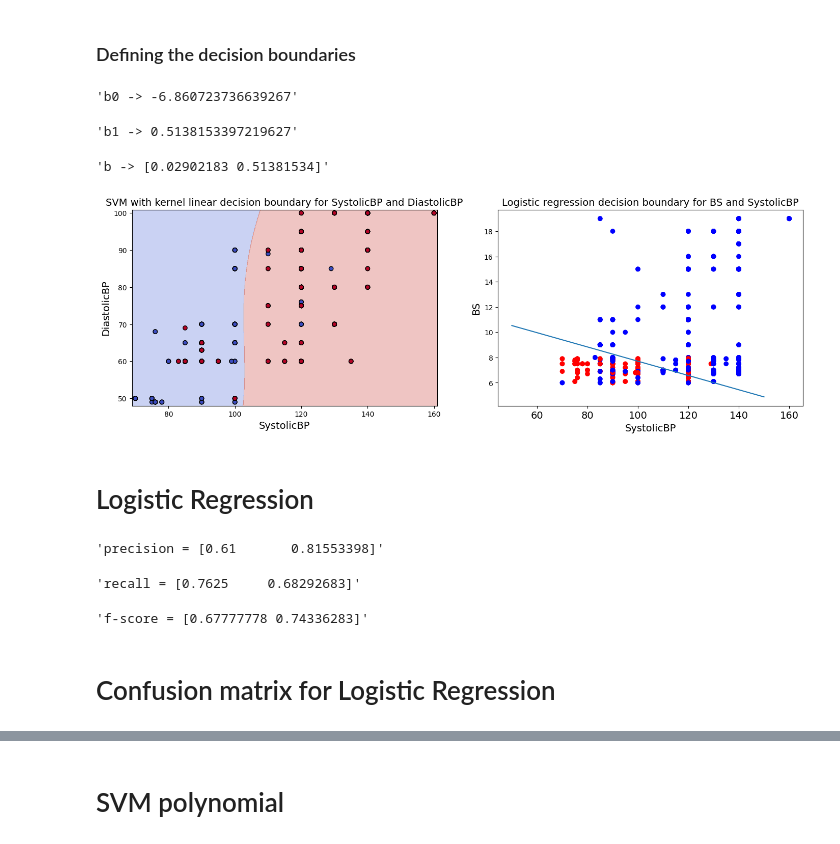
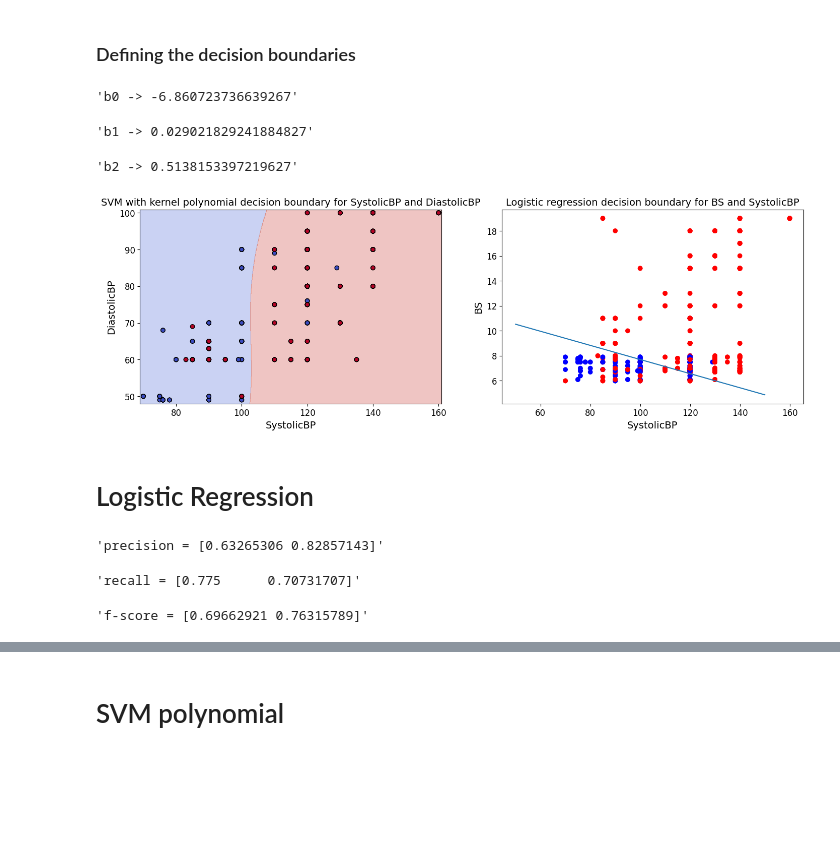
Before and after one commit to sadrajafari/cs5830_project7, a Jupyter notebook: project7.ipynb, the cells around one changed output, grey strips where cells are left out. Saved outputs shown, nothing was run; the diff lists cells and outputs as text; code cells hidden in the pictures; blank space fills up the shorter version.

```diff
--- a/project7.ipynb
+++ b/project7.ipynb
@@ -132,40 +131,45 @@ fig, axs = plt.subplots(1, 2, figsize=(17, 5))
 clf = SVC(kernel='poly', class_weight={0: 1, 1: 1})
 clf.fit(X_data_Sys_Dia, y_data)
 x_min, x_max = X_data_Sys_Dia.iloc[:, 0].min() - 1, X_data_Sys_Dia.iloc[:, 0].max() + 1
 y_min, y_max = X_data_Sys_Dia.iloc[:, 1].min() - 1, X_data_Sys_Dia.iloc[:, 1].max() + 1
 xx, yy = np.meshgrid(np.arange(x_min, x_max, 0.1), np.arange(y_min, y_max, 0.1))
 Z = clf.predict(np.c_[xx.ravel(), yy.ravel()])
 Z = Z.reshape(xx.shape)
 axs[0].contourf(xx, yy, Z, alpha=0.3, cmap='coolwarm')
 # Plot class samples
 axs[0].scatter(X_data_Sys_Dia.iloc[:, 0], X_data_Sys_Dia.iloc[:, 1], c=y_data, cmap='coolwarm', edgecolors='k')
 plt.xticks(fontsize=14)
 axs[0].set_xlabel('SystolicBP', fontsize = 14)
 axs[0].set_ylabel('DiastolicBP', fontsize = 14)
-axs[0].set_title("SVM with kernel linear decision boundary for SystolicBP and DiastolicBP", fontsize = 14)
+axs[0].set_title("SVM with kernel polynomial decision boundary for SystolicBP and DiastolicBP", fontsize = 14)
+axs[0].tick_params(axis='x', labelsize=12)
+axs[0].tick_params(axis='y', labelsize=12)
 
 
 
-color = ['r' if y == 0 else "b" for y in HRisk_data["RiskLevel"]]
+color = ['b' if y == 0 else "r" for y in HRisk_data["RiskLevel"]]
 lm = LogisticRegression()
 lm.fit(HRisk_data[["SystolicBP", "BS"]], HRisk_data["RiskLevel"])
 axs[1].scatter(HRisk_data["SystolicBP"], HRisk_data["BS"], c=color)
 b0 = lm.intercept_[0]
 b = lm.coef_[0]
 x_ = [50, 150]
 y_ = [-(b0 + b[0] * x)/b[1] for x in x_]
 axs[1].plot(x_, y_)
 axs[1].set_xlabel("SystolicBP", fontsize = 14)
 axs[1].set_ylabel("BS", fontsize = 14)
 axs[1].set_title("Logistic regression decision boundary for BS and SystolicBP", fontsize = 14)
+axs[1].tick_params(axis='x', labelsize=12)
+axs[1].tick_params(axis='y', labelsize=12)
 display(f"b0 -> {b0}")
-display(f"b1 -> {b[1]}")
-display(f"b -> {b}")
+display(f"b1 -> {b[0]}")
+display(f"b2 -> {b[1]}")
+# display(f"b -> {b}")
 # %% [output]
 'b0 -> -6.860723736639267'
-'b1 -> 0.5138153397219627'
+'b1 -> 0.029021829241884827'
-'b -> [0.02902183 0.51381534]'
+'b2 -> 0.5138153397219627'
-[figure, old version]
+[figure, new version]
 # %%
 X_train, X_test, y_train, y_test = train_test_split(X, y, test_size=0.2, random_state=42)
 # %% [markdown]
@@ -173,22 +181,10 @@ X_train, X_test, y_train, y_test = train_test_split(X, y, test_size=0.2, random_
 # %%
-precisionList = []
-recallList = []
-f_scoreList = []
+p,r,f,s = precision_recall_fscore_support(y_test, y_pred_LR, labels=[0, 1])
 
-
-model = LogisticRegression(max_iter=1000)
-model.fit(X_train, y_train)
-y_pred = model.predict(X_test)
-p,r,f,s = precision_recall_fscore_support(y_test, y_pred, labels=[0, 1])
-precisionList.append(round(p[1], 2))
-recallList.append(round(r[1], 2))
-f_scoreList.append(round(f[1], 2))
 display('precision = {}'.format(p))
 display('recall = {}'.format(r))
 display('f-score = {}'.format(f))
 # %% [output]
-'precision = [0.61       0.81553398]'
+'precision = [0.63265306 0.82857143]'
-'recall = [0.7625     0.68292683]'
+'recall = [0.775      0.70731707]'
-'f-score = [0.67777778 0.74336283]'
+'f-score = [0.69662921 0.76315789]'
-# %% [markdown]
-# Confusion matrix for Logistic Regression
```
Also changed, not shown: parts of 24 cells of this notebook, 3 other files.
